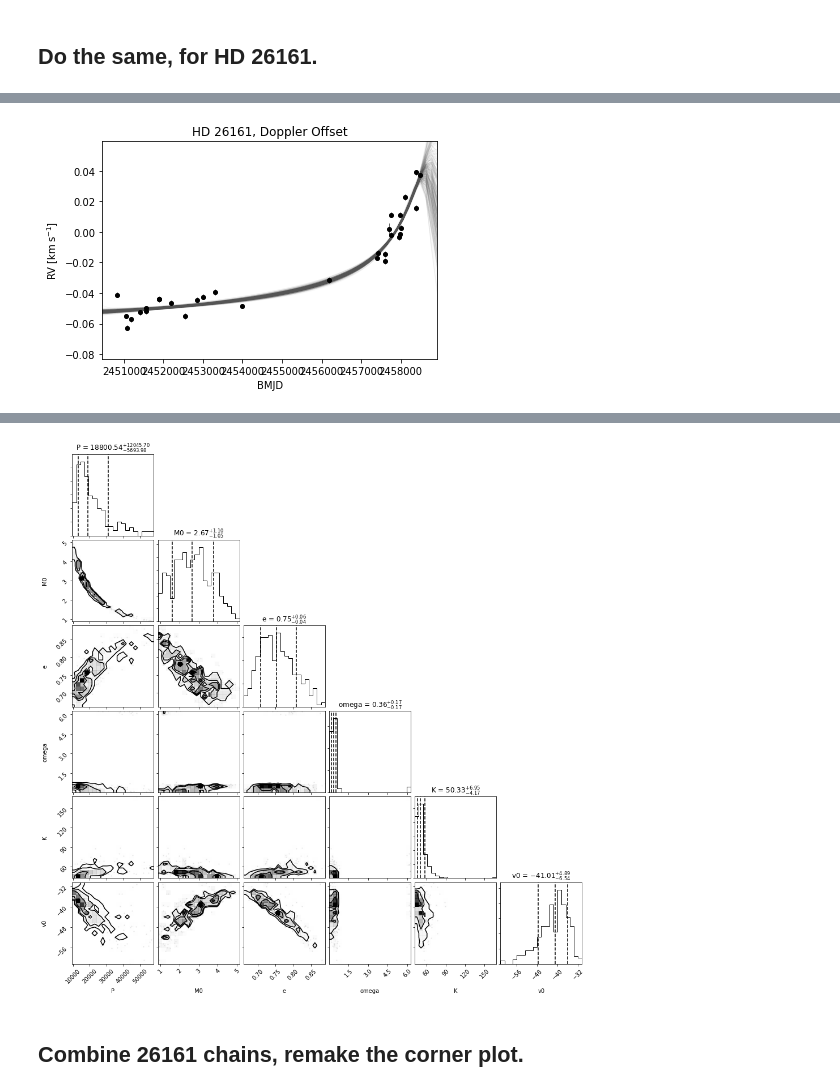
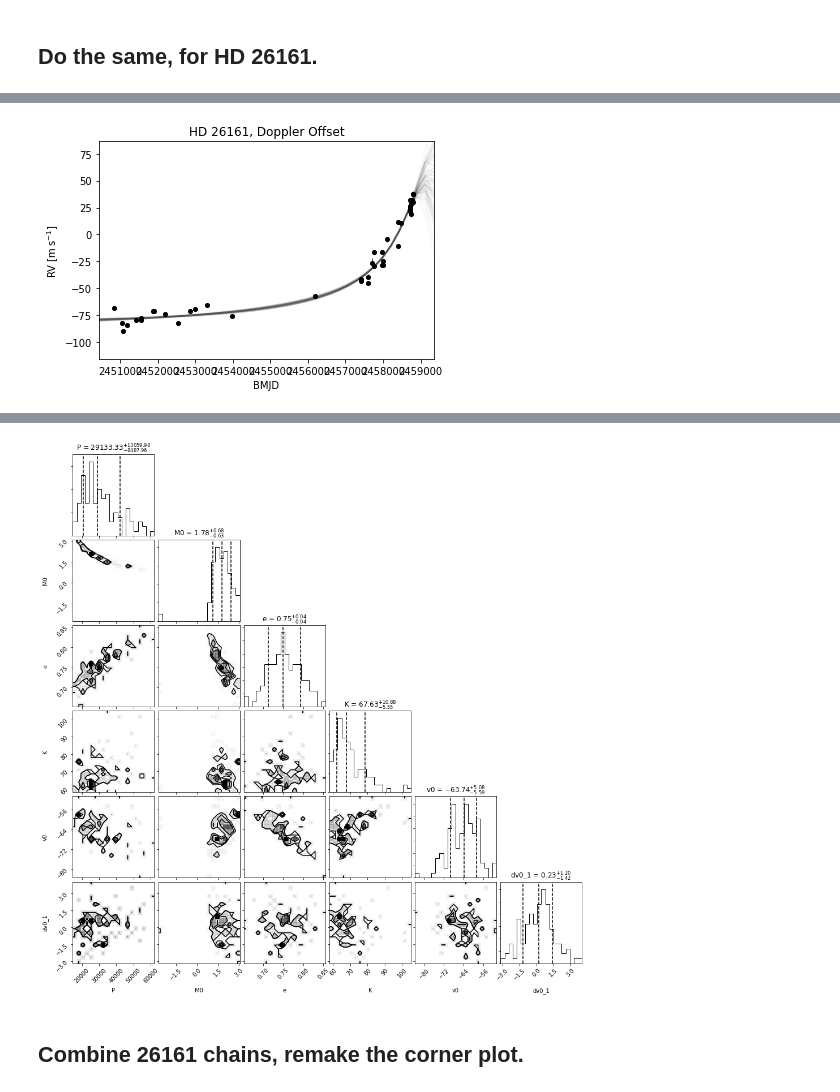
Before and after one commit to leerosenthalj/CLSI, a Jupyter notebook: Notebook_Joker.ipynb, the cells around one changed output, grey strips where cells are left out. Saved outputs shown, nothing was run; the diff lists cells and outputs as text; code cells hidden in the pictures.

```diff
--- a/Notebook_Joker.ipynb
+++ b/Notebook_Joker.ipynb
@@ -218,7 +159,7 @@ fig.savefig('111031_corner_dopploff.pdf')
 # %% [markdown]
 ## Do the same, for HD 26161.
 # %%
-data = pd.read_csv('../../rvdata/vst26161.csv')
+data = pd.read_csv('../rvdata/vst26161.csv')
 # %%
 time = np.asarray(data.jd)
 mnvel = np.asarray(data.mnvel)
@@ -240,8 +210,18 @@ print(baseline)
-# %%
-# Set up Joker sampler.
-params = JokerParams(P_min=baseline, P_max=8*baseline)
-joker = TheJoker(params)
-samples = joker.rejection_sample(rvdata, n_prior_samples=2*10**8)
-#with schwimmbad.MultiPool() as pool:
-#    joker = TheJoker(params, pool=pool)
-#    samples = joker.rejection_sample(rvdata, n_prior_samples=5*10**8)
+# %%
+with pm.Model():
+    dv0_1 = xu.with_unit(pm.Normal('dv0_1', 0, 5.), u.m/u.s)
+    s = xu.with_unit(pm.Lognormal('s', 0, 0.5), u.m/u.s)
+    baseline = np.amax(time_j) - np.amin(time_k)
+    params = tj.JokerPrior.default(P_min=baseline, P_max=8*baseline, s=s,
+                                   v0_offsets=[dv0_1], sigma_K0=1*u.km/u.s, sigma_v = 10*u.km/u.s)
+# %%
+%%time
+
+prior_cache_file = 'prior_samples.hdf5'
+if not os.path.exists(prior_cache_file):
+    prior_samples = params.sample(2*10**8)
+    prior_samples.write(prior_cache_file)
+
+with schwimmbad.SerialPool() as pool:
+    joker = tj.TheJoker(params, pool=pool)
+    samples = joker.rejection_sample([rvdata_j, rvdata_k], prior_cache_file)
@@ -248,25 +231,30 @@ samples = joker.rejection_sample(rvdata, n_prior_samples=2*10**8)
 # %%
-fig = plot_rv_curves(samples, data=rvdata)
+fig = tj.plot_rv_curves(samples, rv_unit=u.m/u.s, data=[rvdata_j, rvdata_k])
 ax = fig.axes[0]
 ax.set_title('HD 26161, Doppler Offset')
 fig.savefig('26161_orbit_827.pdf')
 # %% [output]
-[figure, old version]
+[figure, new version]
 # %%
 P = np.array(samples['P']/samples['P'].unit)
 M0 = np.array(samples['M0']/samples['M0'].unit)
 e = np.array(samples['e']/samples['e'].unit)
 omega = np.array(samples['omega']/samples['omega'].unit)
-jitter = np.array(samples['jitter']/samples['jitter'].unit)
-K = np.array(samples['K']/samples['K'].unit)
+#jitter = np.array(samples['jitter']/samples['jitter'].unit)
+K = np.abs(np.array(samples['K']/samples['K'].unit))
 v0 = np.array(samples['v0']/samples['v0'].unit)
+dv0_1 = np.array(samples['dv0_1']/samples['dv0_1'].unit)
 
-jchains = pd.DataFrame.from_dict({'P':P, 'M0':M0, 'e':e, 'omega':omega, 'K':K, 'v0':v0})
-jchains.to_csv('26161_chains_827.csv')
+#'M0':M0, 'omega':omega
 
-fig = corner.corner(jchains, labels=['P', 'M0', 'e', 'omega', 'K', 'v0'],
+jchains = pd.DataFrame.from_dict({'P':P, 'M0':M0, 'e':e, 'omega':omega, 'K':K, 'v0':v0, 'dv0_1':dv0_1})
+jchains.to_csv('26161_chains_1127.csv')
+
+labels = ['P', 'M0', 'e', 'K', 'v0', 'dv0_1']
+
+fig = corner.corner(jchains[labels], labels = labels,
                     quantiles=[0.16, 0.5, 0.84], show_titles=True,
                     title_kwargs={"fontsize": 12})
-fig.savefig('26161_corner_827.pdf')
+fig.savefig('26161_corner_1127.pdf')
 # %% [output]
 WARNING:root:Too few points to create valid contours
@@ -273,4 +272,4 @@ WARNING:root:Too few points to create valid contours
-[figure, old version]
+[figure, new version]
 # %% [markdown]
 ## Combine 26161 chains, remake the corner plot.
 # %%
```
Also changed, not shown: parts of 15 cells of this notebook, 1 other file.
